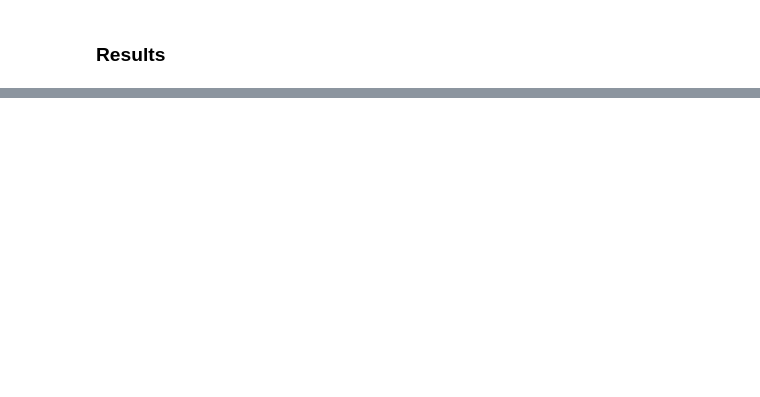
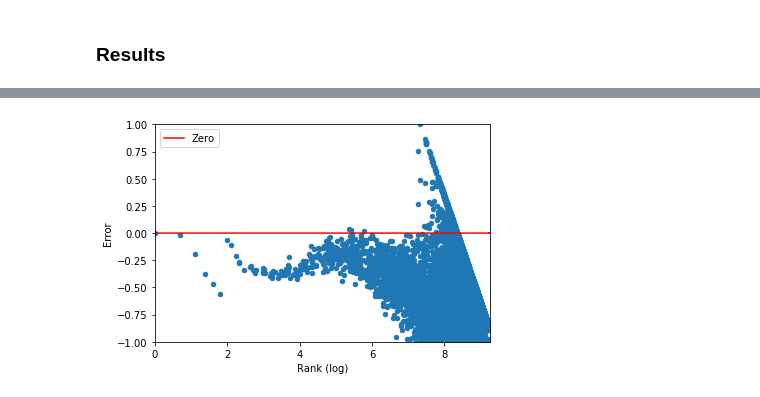
Before and after one commit to remvanthull/Thesis, a Jupyter notebook: LargeLanguageModels.ipynb, the cells around one changed output, grey strips where cells are left out. Cells and saved outputs as stored; diff of their text form; code cells hidden in the pictures; blank space fills up the shorter version.

```diff
--- a/LargeLanguageModels.ipynb
+++ b/LargeLanguageModels.ipynb
@@ -113,0 +140,10 @@ plt.show()
+# %%
+total_df = pd.concat([df_log, zipf_df['Predicted frequency (log)']], axis=1, sort=False)
+total_df['Error'] = total_df['Predicted frequency (log)'] - total_df['Frequency (log)']
+total_df['Zero'] = 0
+ax = total_df.plot(x ='Rank (log)', y='Error', kind = 'scatter')
+total_df.plot(x ='Rank (log)', y = 'Zero', kind = 'line', ax=ax, color='red')
+plt.ylim([-1, 1])
+plt.show()
+# %% [output]
+[figure, added]
```
Also changed, not shown: parts of 6 cells of this notebook.
